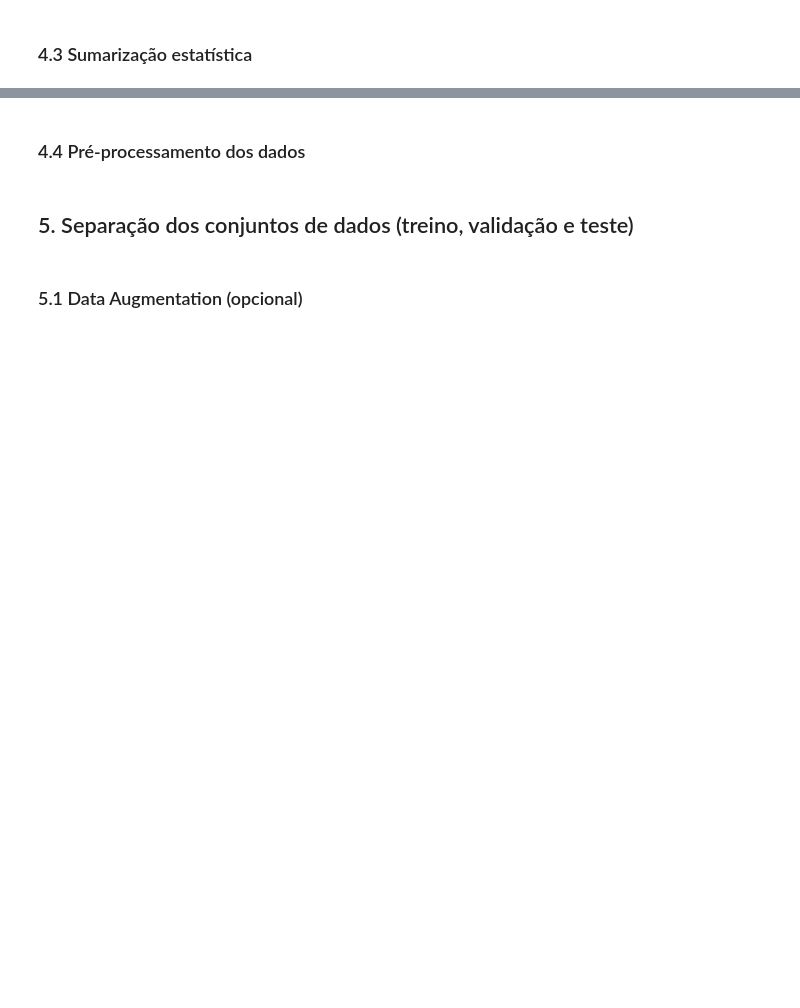
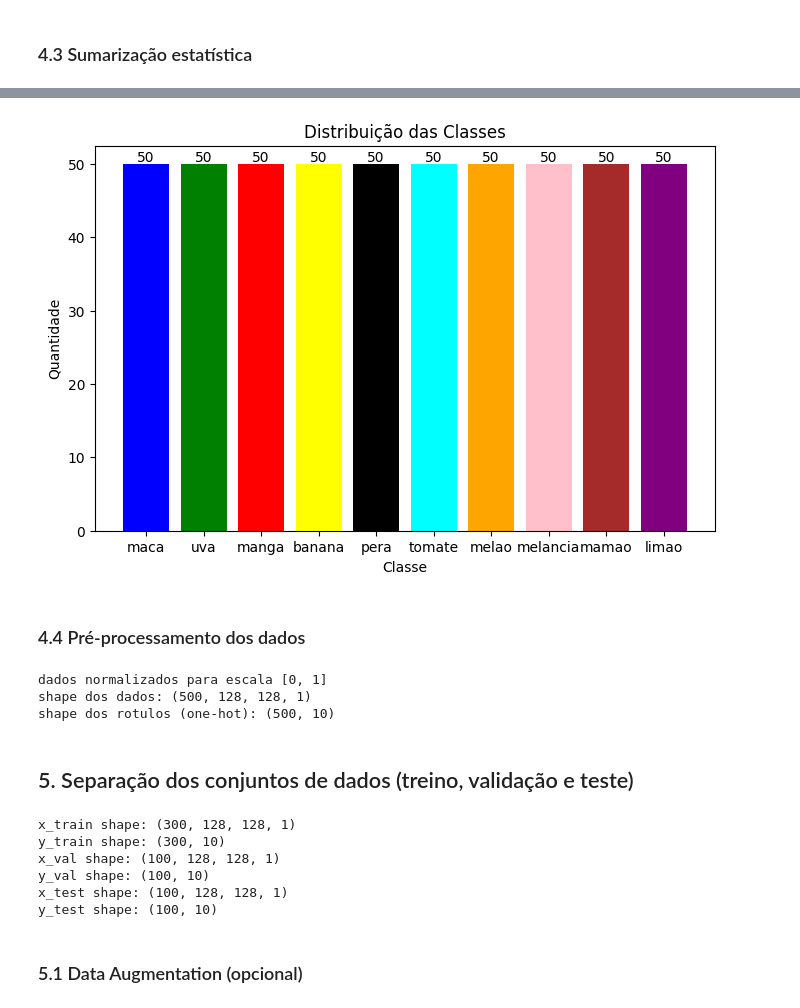
Before and after one commit to CesaoW/Redes_Neurais, a Jupyter notebook: cnn/cnn_mult_class/CNN_multiplas_classes.ipynb, the cells around one changed output, grey strips where cells are left out. Drawn from its saved outputs; the diff is of its cells as text; code cells hidden in the pictures; blank space fills up the shorter version.

```diff
--- a/cnn/cnn_mult_class/CNN_multiplas_classes.ipynb
+++ b/cnn/cnn_mult_class/CNN_multiplas_classes.ipynb
@@ -145,7 +165,7 @@ confidence_threshold = 0.60
 model_name = 'cnn_expressoes_faciais'
 
 #classes do modelo
-class_names = ['FELIZ', 'TRISTE', 'FURIOSO']
+class_names = ['maca', 'uva', 'manga', 'banana', 'pera', 'tomate', 'melao', 'melancia', 'mamao', 'limao']
 num_classes = len(class_names)
 # %% [markdown]
 ## 3. Captura de imagens
@@ -305,8 +325,9 @@ if new_capture:
     print(f'resolucao final: {img_size}x{img_size} pixels (escala de cinza)')
     print('='*50)
 
+    frutas = ['maca', 'uva', 'manga', 'banana', 'pera', 'tomate', 'melao', 'melancia', 'mamao', 'limao']
     #captura cada classe
-    for class_name in ['feliz', 'triste', 'furioso']:
+    for class_name in frutas:
         success = capture_images(class_name, capture_count, capture_time, img_size, box_size, capture_path)
         if not success:
             print(f'captura de {class_name} cancelada')
@@ -398,17 +468,19 @@ sumarizacao(x_data, y_data, class_names)
 # %%
 #distribuicao das classes
 unique, counts = np.unique(y_data, return_counts=True)
 
 plt.figure(figsize=(8, 5))
-plt.bar([class_names[i] for i in unique], counts, color=['blue', 'green', 'red'])
+plt.bar([class_names[i] for i in unique], counts, color=['blue', 'green', 'red', 'yellow', 'black', 'cyan', 'orange', 'pink', 'brown', 'purple'])
 plt.xlabel('Classe')
 plt.ylabel('Quantidade')
 plt.title('Distribuição das Classes')
 
 for i, count in enumerate(counts):
     plt.text(i, count, str(count), ha='center', va='bottom')
 
 plt.show()
+# %% [output]
+[figure, added]
 # %% [markdown]
 ### 4.4 Pré-processamento dos dados
 # %%
@@ -425,6 +497,10 @@ y_data_cat = to_categorical(y_data, num_classes)
 
 print(f'shape dos dados: {x_data.shape}')
 print(f'shape dos rotulos (one-hot): {y_data_cat.shape}')
+# %% [output]
+dados normalizados para escala [0, 1]
+shape dos dados: (500, 128, 128, 1)
+shape dos rotulos (one-hot): (500, 10)
 # %% [markdown]
 ## 5. Separação dos conjuntos de dados (treino, validação e teste)
 # %%
@@ -444,6 +520,13 @@ print(f'x_val shape: {x_val.shape}')
 print(f'y_val shape: {y_val.shape}')
 print(f'x_test shape: {x_test.shape}')
 print(f'y_test shape: {y_test.shape}')
+# %% [output]
+x_train shape: (300, 128, 128, 1)
+y_train shape: (300, 10)
+x_val shape: (100, 128, 128, 1)
+y_val shape: (100, 10)
+x_test shape: (100, 128, 128, 1)
+y_test shape: (100, 10)
 # %% [markdown]
 ### 5.1 Data Augmentation (opcional)
 # %%
```
Also changed, not shown: parts of 17 cells of this notebook, 4 other files.
